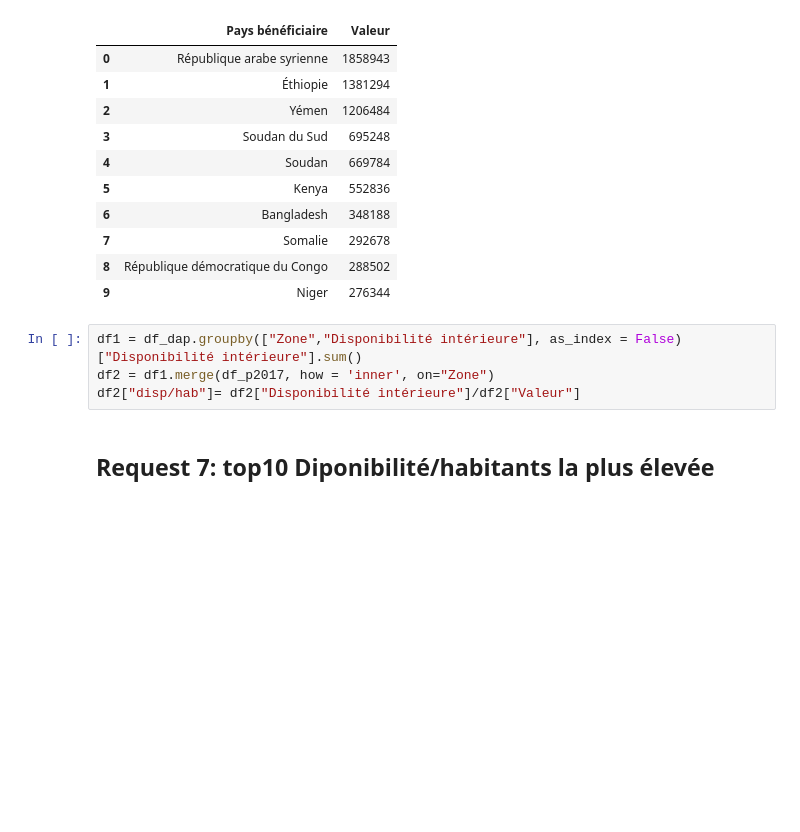
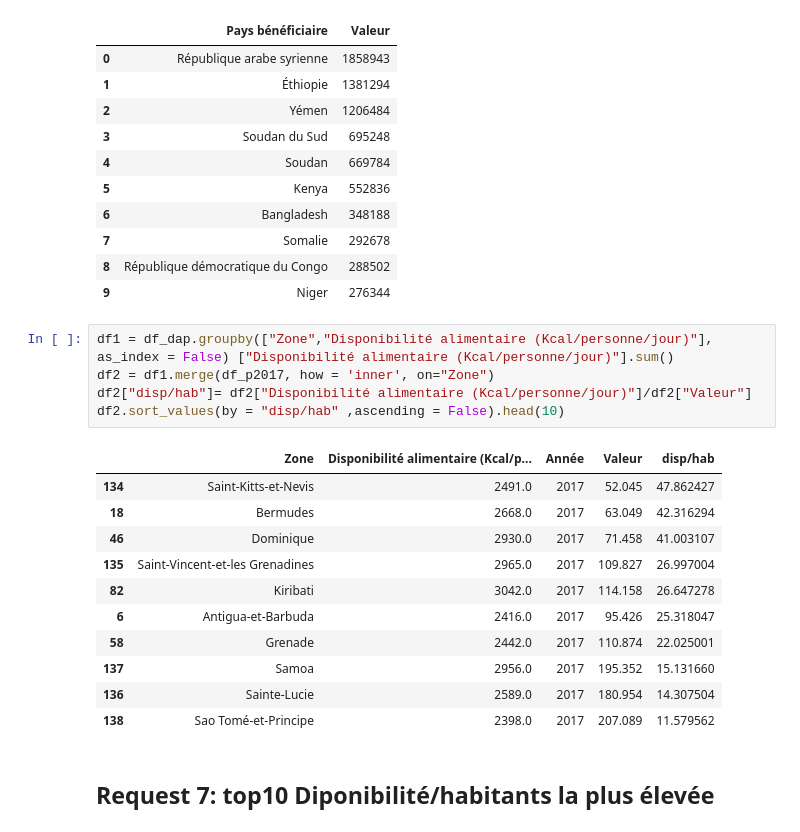
Before and after one commit to Valeeew/P4, a Jupyter notebook: etude_sante_publique.ipynb, the cells around one changed output. Cells and saved outputs as stored; diff of their text form; blank space fills up the shorter version.

```diff
--- a/etude_sante_publique.ipynb
+++ b/etude_sante_publique.ipynb
@@ -157,9 +149,22 @@ df_aa.groupby(["Pays bénéficiaire"])["Valeur"].sum().sort_values(ascending = F
 | 8 | République démocratique du Congo | 288502 |
 | 9 | Niger | 276344 |
 # %%
-df1 = df_dap.groupby(["Zone","Disponibilité intérieure"], as_index = False) ["Disponibilité intérieure"].sum()
+df1 = df_dap.groupby(["Zone","Disponibilité alimentaire (Kcal/personne/jour)"], as_index = False) ["Disponibilité alimentaire (Kcal/personne/jour)"].sum()
 df2 = df1.merge(df_p2017, how = 'inner', on="Zone")
-df2["disp/hab"]= df2["Disponibilité intérieure"]/df2["Valeur"]
+df2["disp/hab"]= df2["Disponibilité alimentaire (Kcal/personne/jour)"]/df2["Valeur"]
+df2.sort_values(by = "disp/hab" ,ascending = False).head(10)
+# %% [output]
+|  | Zone | Disponibilité alimentaire (Kcal/p... | Année | Valeur | disp/hab |
+| 134 | Saint-Kitts-et-Nevis | 2491.0 | 2017 | 52.045 | 47.862427 |
+| 18 | Bermudes | 2668.0 | 2017 | 63.049 | 42.316294 |
+| 46 | Dominique | 2930.0 | 2017 | 71.458 | 41.003107 |
+| 135 | Saint-Vincent-et-les Grenadines | 2965.0 | 2017 | 109.827 | 26.997004 |
+| 82 | Kiribati | 3042.0 | 2017 | 114.158 | 26.647278 |
+| 6 | Antigua-et-Barbuda | 2416.0 | 2017 | 95.426 | 25.318047 |
+| 58 | Grenade | 2442.0 | 2017 | 110.874 | 22.025001 |
+| 137 | Samoa | 2956.0 | 2017 | 195.352 | 15.131660 |
+| 136 | Sainte-Lucie | 2589.0 | 2017 | 180.954 | 14.307504 |
+| 138 | Sao Tomé-et-Principe | 2398.0 | 2017 | 207.089 | 11.579562 |
 # %% [markdown]
 <h2>Request 7: top10  Diponibilité/habitants la plus élevée</h2>
 # %%
```
Also changed, not shown: parts of 16 cells of this notebook, 1 other file.
